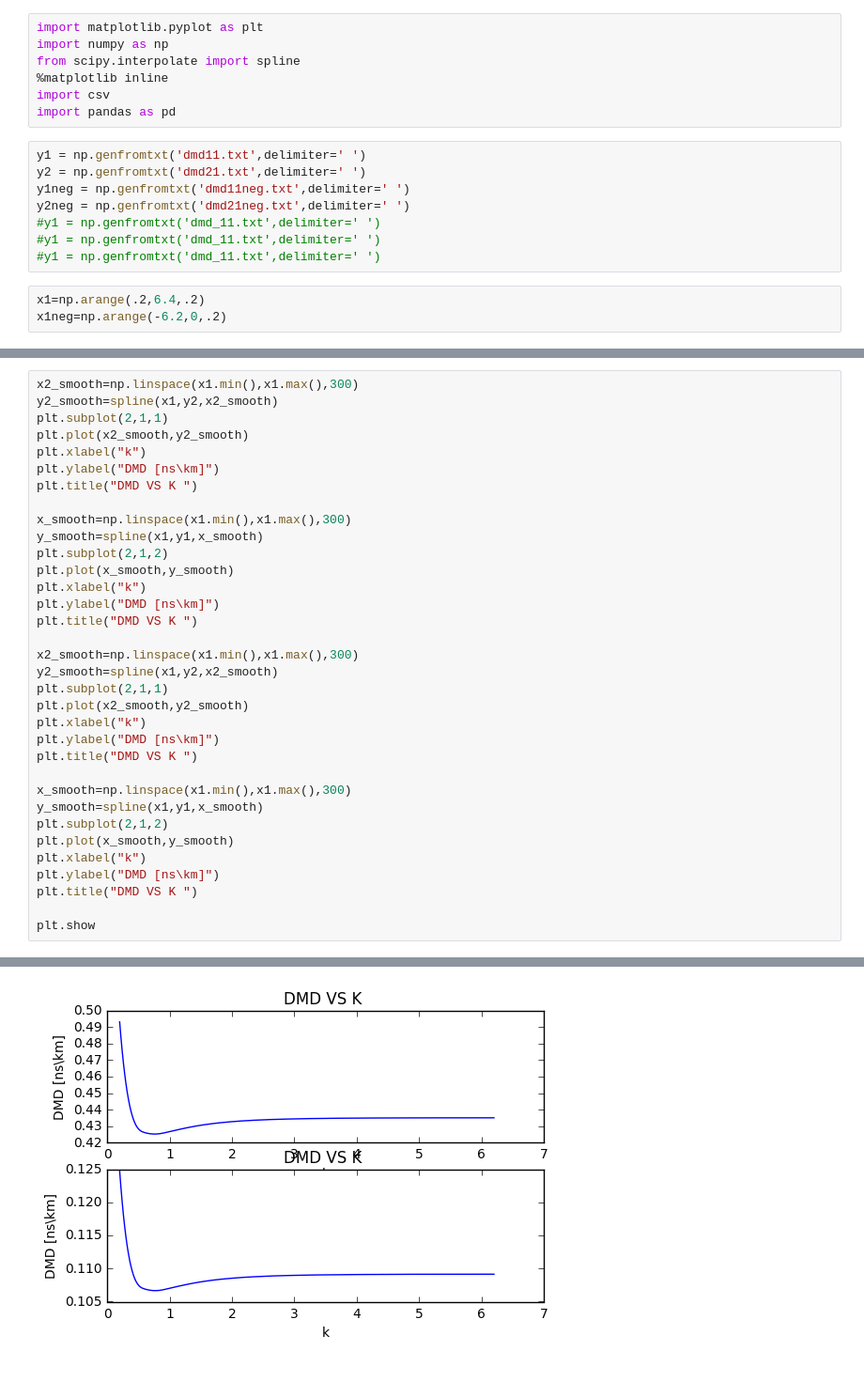
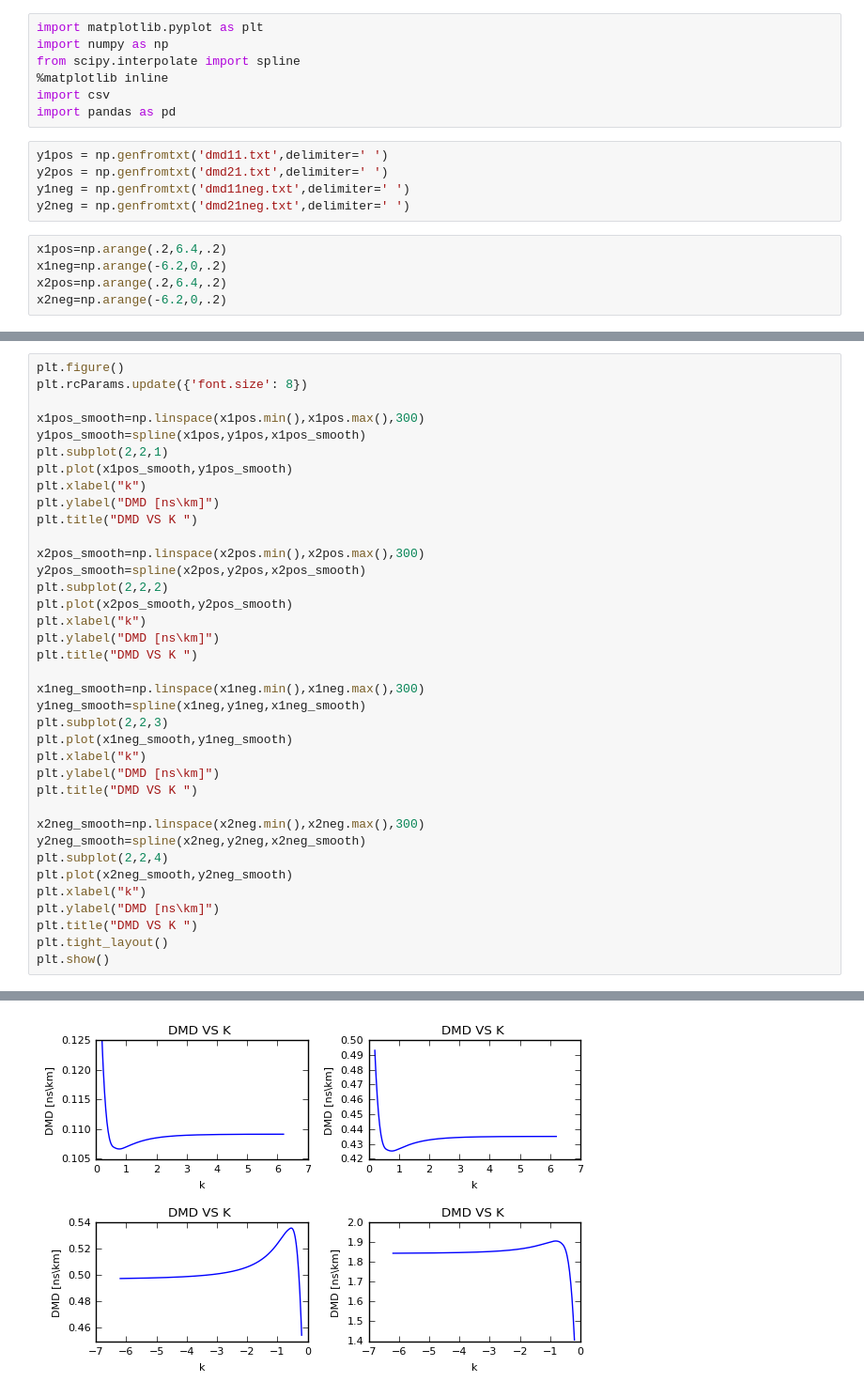
Before and after one commit to fakabbir/Few-Mode-Fiber, a Jupyter notebook: design1/Des_plot.ipynb, the cells around one changed output, grey strips where cells are left out. Shown at 94% size. Cells and saved outputs as stored; diff of their text form.

```diff
--- a/design1/Des_plot.ipynb
+++ b/design1/Des_plot.ipynb
@@ -6,14 +6,13 @@ from scipy.interpolate import spline
 import csv
 import pandas as pd
 # %%
-y1 = np.genfromtxt('dmd11.txt',delimiter=' ')
-y2 = np.genfromtxt('dmd21.txt',delimiter=' ')
+y1pos = np.genfromtxt('dmd11.txt',delimiter=' ')
+y2pos = np.genfromtxt('dmd21.txt',delimiter=' ')
 y1neg = np.genfromtxt('dmd11neg.txt',delimiter=' ')
 y2neg = np.genfromtxt('dmd21neg.txt',delimiter=' ')
-#y1 = np.genfromtxt('dmd_11.txt',delimiter=' ')
-#y1 = np.genfromtxt('dmd_11.txt',delimiter=' ')
-#y1 = np.genfromtxt('dmd_11.txt',delimiter=' ')
 # %%
-x1=np.arange(.2,6.4,.2)
+x1pos=np.arange(.2,6.4,.2)
 x1neg=np.arange(-6.2,0,.2)
+x2pos=np.arange(.2,6.4,.2)
+x2neg=np.arange(-6.2,0,.2)
 # %%
@@ -33,35 +37,38 @@ plt.title("DMD VS K ")
 # %%
-x2_smooth=np.linspace(x1.min(),x1.max(),300)
-y2_smooth=spline(x1,y2,x2_smooth)
-plt.subplot(2,1,1)
-plt.plot(x2_smooth,y2_smooth)
+plt.figure()
+plt.rcParams.update({'font.size': 8})
+
+x1pos_smooth=np.linspace(x1pos.min(),x1pos.max(),300)
+y1pos_smooth=spline(x1pos,y1pos,x1pos_smooth)
+plt.subplot(2,2,1)
+plt.plot(x1pos_smooth,y1pos_smooth)
 plt.xlabel("k")
 plt.ylabel("DMD [ns\km]")
 plt.title("DMD VS K ")
 
-x_smooth=np.linspace(x1.min(),x1.max(),300)
-y_smooth=spline(x1,y1,x_smooth)
-plt.subplot(2,1,2)
-plt.plot(x_smooth,y_smooth)
+x2pos_smooth=np.linspace(x2pos.min(),x2pos.max(),300)
+y2pos_smooth=spline(x2pos,y2pos,x2pos_smooth)
+plt.subplot(2,2,2)
+plt.plot(x2pos_smooth,y2pos_smooth)
 plt.xlabel("k")
 plt.ylabel("DMD [ns\km]")
 plt.title("DMD VS K ")
 
-x2_smooth=np.linspace(x1.min(),x1.max(),300)
-y2_smooth=spline(x1,y2,x2_smooth)
-plt.subplot(2,1,1)
-plt.plot(x2_smooth,y2_smooth)
+x1neg_smooth=np.linspace(x1neg.min(),x1neg.max(),300)
+y1neg_smooth=spline(x1neg,y1neg,x1neg_smooth)
+plt.subplot(2,2,3)
+plt.plot(x1neg_smooth,y1neg_smooth)
 plt.xlabel("k")
 plt.ylabel("DMD [ns\km]")
 plt.title("DMD VS K ")
 
-x_smooth=np.linspace(x1.min(),x1.max(),300)
-y_smooth=spline(x1,y1,x_smooth)
-plt.subplot(2,1,2)
-plt.plot(x_smooth,y_smooth)
+x2neg_smooth=np.linspace(x2neg.min(),x2neg.max(),300)
+y2neg_smooth=spline(x2neg,y2neg,x2neg_smooth)
+plt.subplot(2,2,4)
+plt.plot(x2neg_smooth,y2neg_smooth)
 plt.xlabel("k")
 plt.ylabel("DMD [ns\km]")
 plt.title("DMD VS K ")
-
-plt.show
+plt.tight_layout()
+plt.show()
 # %% [output]
@@ -69 +75 @@ plt.show
-[figure, old version]
+[figure, new version]
```
Also changed, not shown: parts of 11 cells of this notebook, 7 other files.
